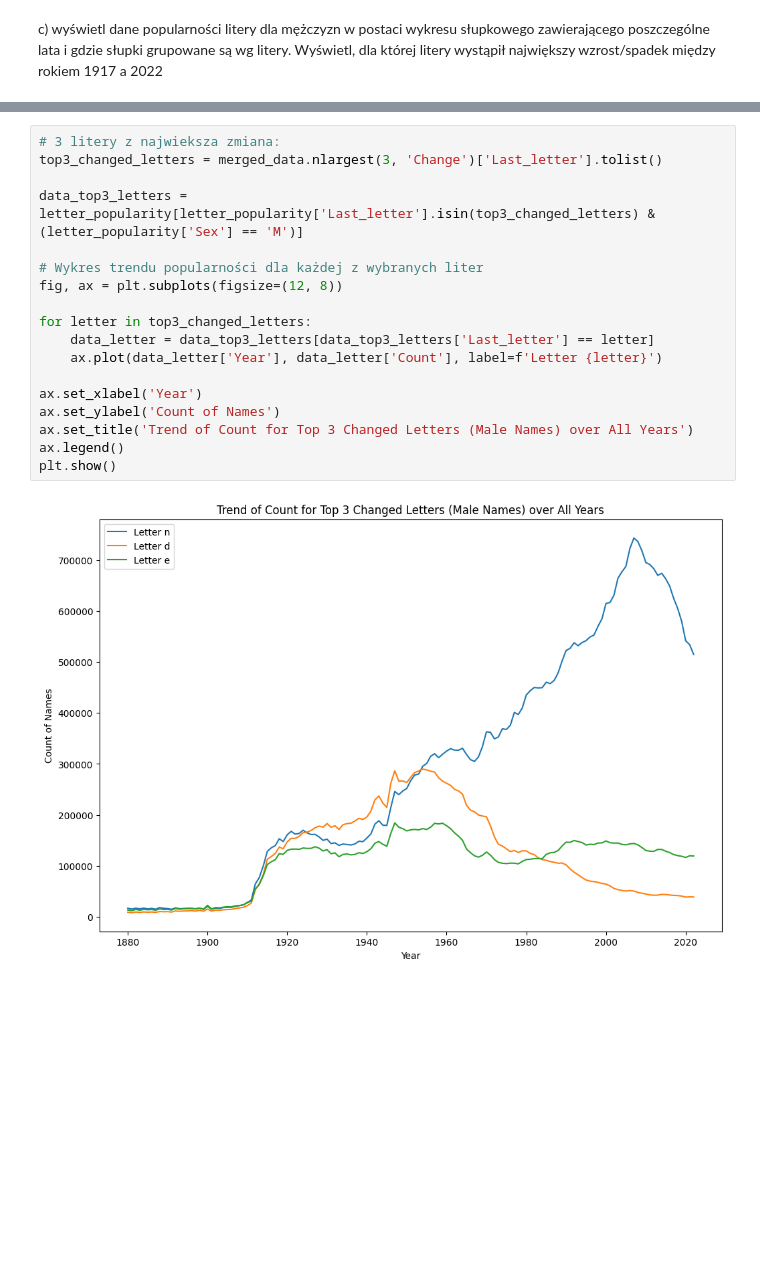
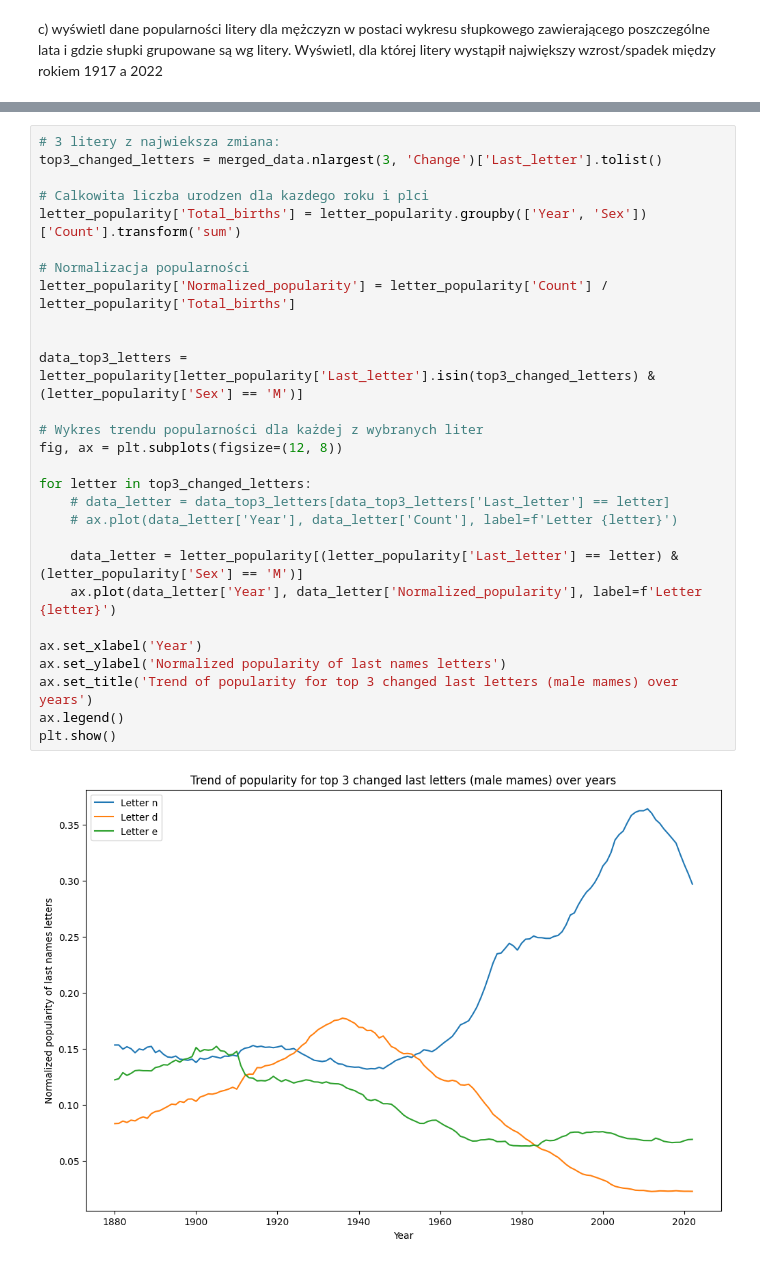
Before and after one commit to AgniechaP/EAD_project_1, a Jupyter notebook: Projekt.ipynb, the cells around one changed output, grey strips where cells are left out. Saved outputs shown, nothing was run; the diff lists cells and outputs as text; blank space fills up the shorter version.

```diff
--- a/Projekt.ipynb
+++ b/Projekt.ipynb
@@ -346,20 +346,30 @@ Największy wzrost/spadek dla litery: 'n'
 # %%
 # 3 litery z najwieksza zmiana:
 top3_changed_letters = merged_data.nlargest(3, 'Change')['Last_letter'].tolist()
+
+# Calkowita liczba urodzen dla kazdego roku i plci
+letter_popularity['Total_births'] = letter_popularity.groupby(['Year', 'Sex'])['Count'].transform('sum')
+
+# Normalizacja popularności
+letter_popularity['Normalized_popularity'] = letter_popularity['Count'] / letter_popularity['Total_births']
+
 
 data_top3_letters = letter_popularity[letter_popularity['Last_letter'].isin(top3_changed_letters) & (letter_popularity['Sex'] == 'M')]
 
 # Wykres trendu popularności dla każdej z wybranych liter
 fig, ax = plt.subplots(figsize=(12, 8))
 
 for letter in top3_changed_letters:
-    data_letter = data_top3_letters[data_top3_letters['Last_letter'] == letter]
-    ax.plot(data_letter['Year'], data_letter['Count'], label=f'Letter {letter}')
+    # data_letter = data_top3_letters[data_top3_letters['Last_letter'] == letter]
+    # ax.plot(data_letter['Year'], data_letter['Count'], label=f'Letter {letter}')
+
+    data_letter = letter_popularity[(letter_popularity['Last_letter'] == letter) & (letter_popularity['Sex'] == 'M')]
+    ax.plot(data_letter['Year'], data_letter['Normalized_popularity'], label=f'Letter {letter}')
 
 ax.set_xlabel('Year')
-ax.set_ylabel('Count of Names')
-ax.set_title('Trend of Count for Top 3 Changed Letters (Male Names) over All Years')
+ax.set_ylabel('Normalized popularity of last names letters')
+ax.set_title('Trend of popularity for top 3 changed last letters (male mames) over years')
 ax.legend()
 plt.show()
 # %% [output]
-[figure, old version]
+[figure, new version]
```
Also changed, not shown: parts of 7 cells of this notebook, 1 other file.
